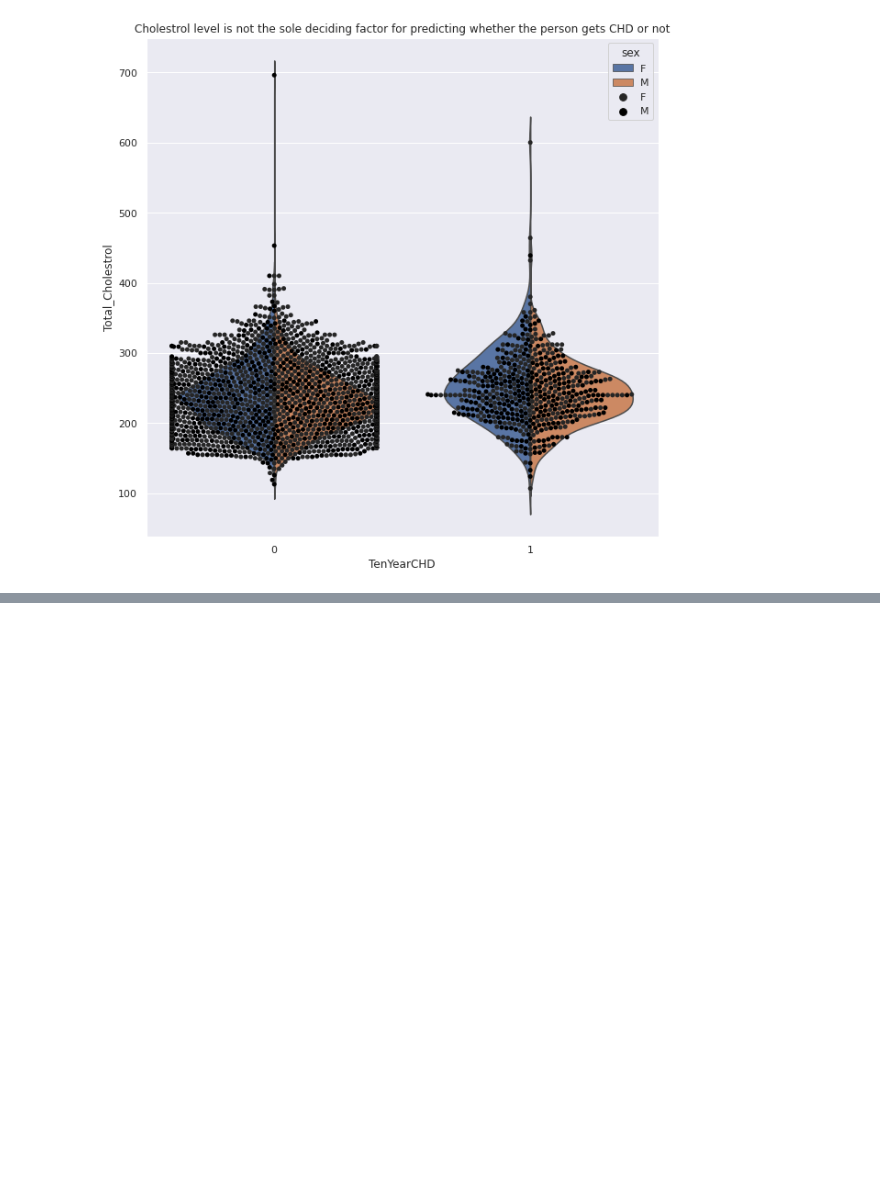
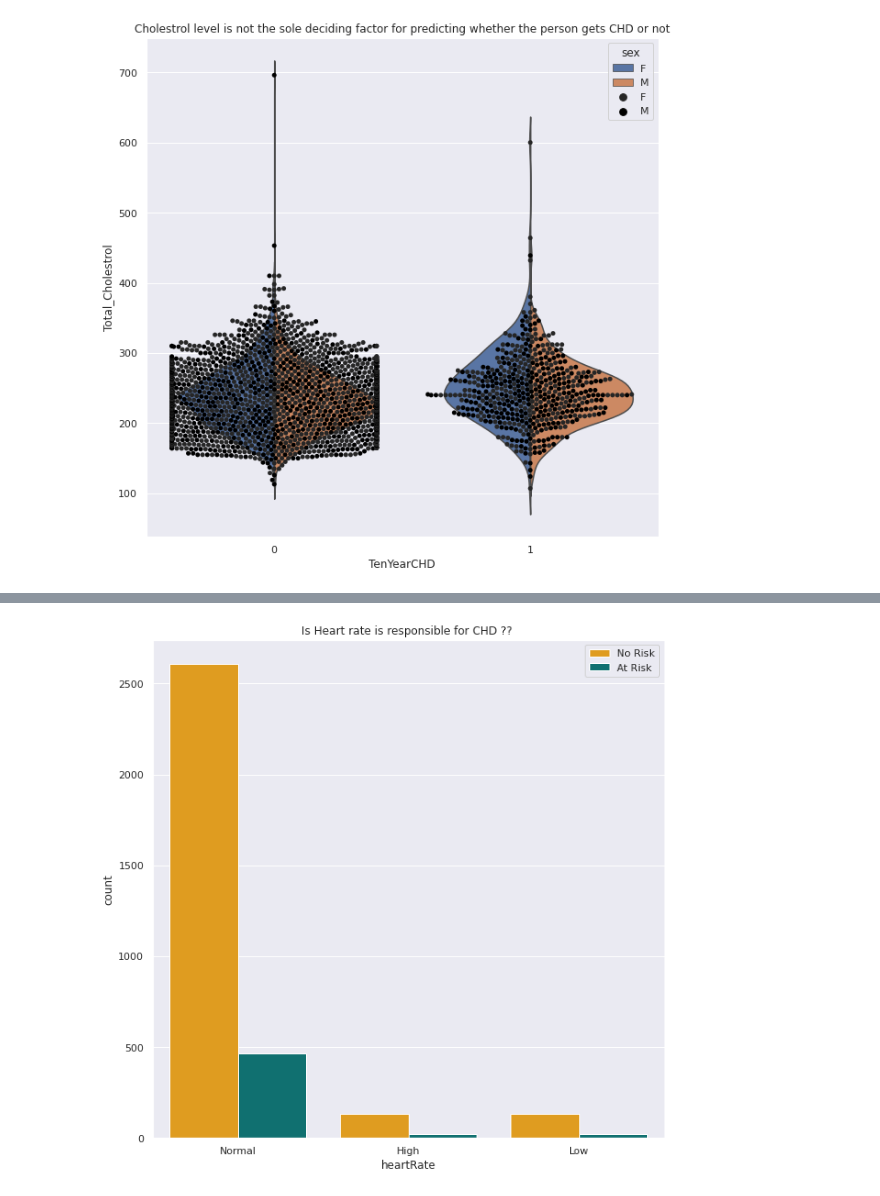
Before and after one commit to ameenattar92/Cardiovascular-Risk-Prediction, a Jupyter notebook: Hrithik_Cardiovascular_Risk_Prediction_Capstone_Project.ipynb, the cells around one changed output, grey strips where cells are left out. Saved outputs shown, nothing was run; the diff lists cells and outputs as text; code cells hidden in the pictures; blank space fills up the shorter version.

```diff
--- a/Hrithik_Cardiovascular_Risk_Prediction_Capstone_Project.ipynb
+++ b/Hrithik_Cardiovascular_Risk_Prediction_Capstone_Project.ipynb
@@ -510,0 +513,12 @@ plt.show()
+# %%
+def heartRate_data(row):
+    if row['heartRate'] <= 59:
+        value = 'Low'
+    elif row['heartRate'] < 100:
+        value = 'Normal'
+    else:
+        value = "High"
+
+    return value
+# %%
+cvs_df['heartRate'] = cvs_df.apply(heartRate_data, axis = 1)
@@ -510,0 +541,9 @@ plt.show()
+# %%
+plt.figure(figsize = (10,10))
+my_palette = {0 : 'orange' , 1 : 'teal'}
+sns.countplot(x = cvs_df['heartRate'], hue = cvs_df['TenYearCHD'], palette = my_palette)
+plt.title("Is Heart rate is responsible for CHD ?? ")
+plt.legend(['No Risk','At Risk'])
+plt.show()
+# %% [output]
+[figure, added]
```
Also changed, not shown: parts of 4 cells of this notebook.
